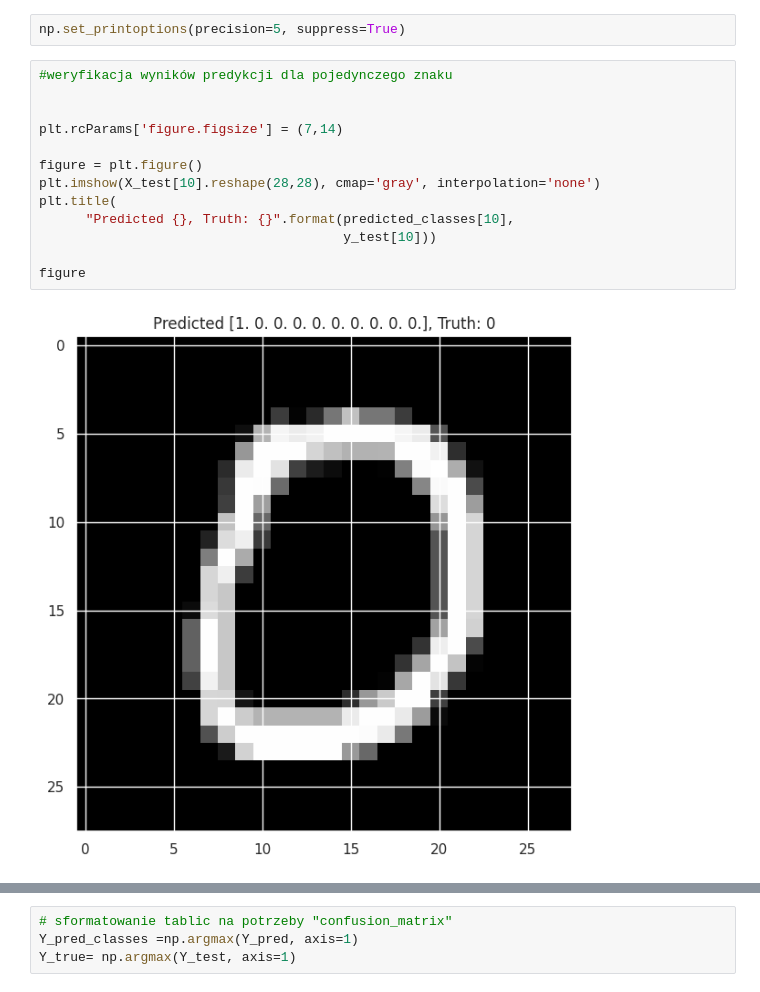
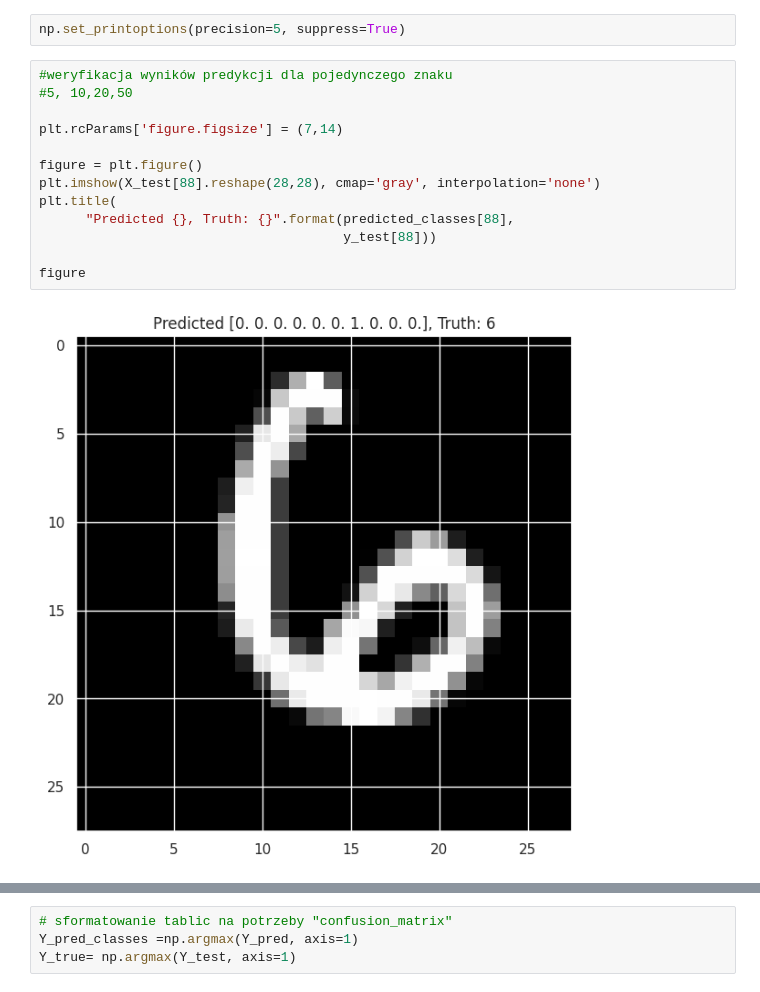
Before and after one commit to adalbertii/Modele---klasyfikacyjne, a Jupyter notebook: digit_recognition_case.ipynb, the cells around one changed output, grey strips where cells are left out. Drawn from its saved outputs; the diff is of its cells as text.

```diff
--- a/digit_recognition_case.ipynb
+++ b/digit_recognition_case.ipynb
@@ -265,19 +269,19 @@ predicted_classes = model.predict(X_test)
 np.set_printoptions(precision=5, suppress=True)
 # %%
 #weryfikacja wyników predykcji dla pojedynczego znaku
-
+#5, 10,20,50
 
 plt.rcParams['figure.figsize'] = (7,14)
 
 figure = plt.figure()
-plt.imshow(X_test[10].reshape(28,28), cmap='gray', interpolation='none')
+plt.imshow(X_test[88].reshape(28,28), cmap='gray', interpolation='none')
 plt.title(
-      "Predicted {}, Truth: {}".format(predicted_classes[10],
-                                       y_test[10]))
+      "Predicted {}, Truth: {}".format(predicted_classes[88],
+                                       y_test[88]))
 
 figure
 # %% [output]
-[figure, old version]
+[figure, new version]
 # %%
 # predykcja dla całego zbioru testowego
 Y_pred = model.predict(X_test)
```
Also changed, not shown: parts of 19 cells of this notebook.
